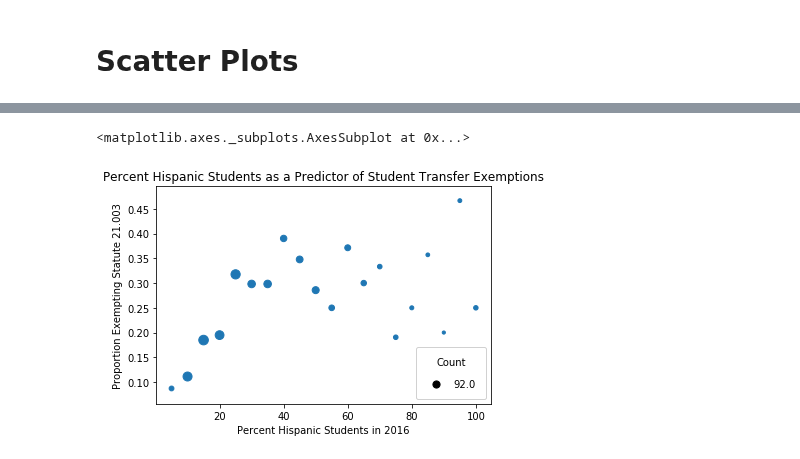
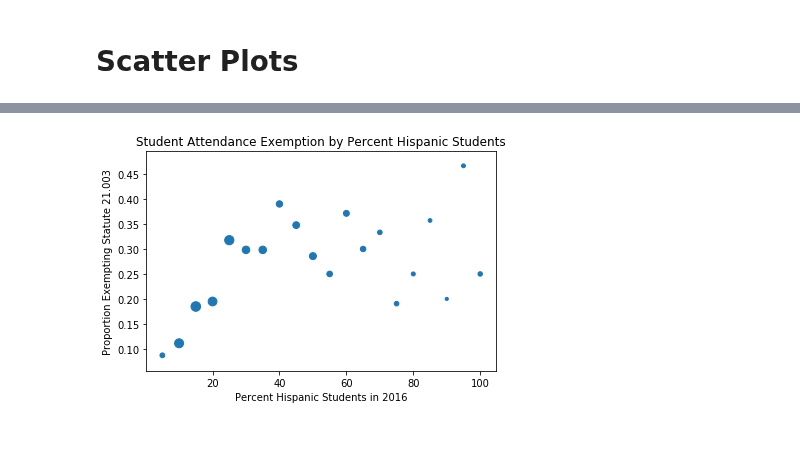
Before and after one commit to KylieLAnglin/dofis, a Jupyter notebook: analysis/descriptive_district/desc_exemptionsXdemographics.ipynb, the cells around one changed output, grey strips where cells are left out. Cells and saved outputs as stored; diff of their text form; code cells hidden in the pictures.

```diff
--- a/analysis/descriptive_district/desc_exemptionsXdemographics.ipynb
+++ b/analysis/descriptive_district/desc_exemptionsXdemographics.ipynb
@@ -227,20 +236,23 @@ plt.gca()
 # %%
 df = data[['bins', 'reg25_092']].groupby('bins')['reg25_092'].describe().reset_index().rename(columns = {'mean': 'p'})
 plt.scatter(df.bins, df.p, s = df['count'])
 
 plt.ylabel('Proportion Exempting Statute 21.003')
 plt.xlabel('Percent Hispanic Students in 2016')
-plt.title('Percent Hispanic Students as a Predictor of Student Transfer Exemptions')
+plt.title('Student Attendance Exemption by Percent Hispanic Students')
 
 pws = (pd.cut(df['count'], bins=4, retbins=True)[1]).round(0)
 for pw in pws:
     plt.scatter([], [], s=df['count'], c="k",label=str(pw))
 
-h, l = plt.gca().get_legend_handles_labels()
-plt.legend(h[5:], l[5:], labelspacing=1.2, title="Count", borderpad=1,
-            frameon=True, framealpha=0.9, loc=4, numpoints=1)
+#h, l = plt.gca().get_legend_handles_labels()
+#plt.legend(h[5:], l[5:], labelspacing=1.2, title="Count", borderpad=1,
+#            frameon=True, framealpha=0.9, loc=4, numpoints=1)
 
 plt.gca()
+
+plt.tight_layout()
+plt.savefig(table_path + 'scatter_dem_attendance.png', dpi = 800)
+plt.show()
 # %% [output]
-<matplotlib.axes._subplots.AxesSubplot at 0x...>
-[figure, old version]
+[figure, new version]
```
Also changed, not shown: parts of 6 cells of this notebook, 2 other files.
